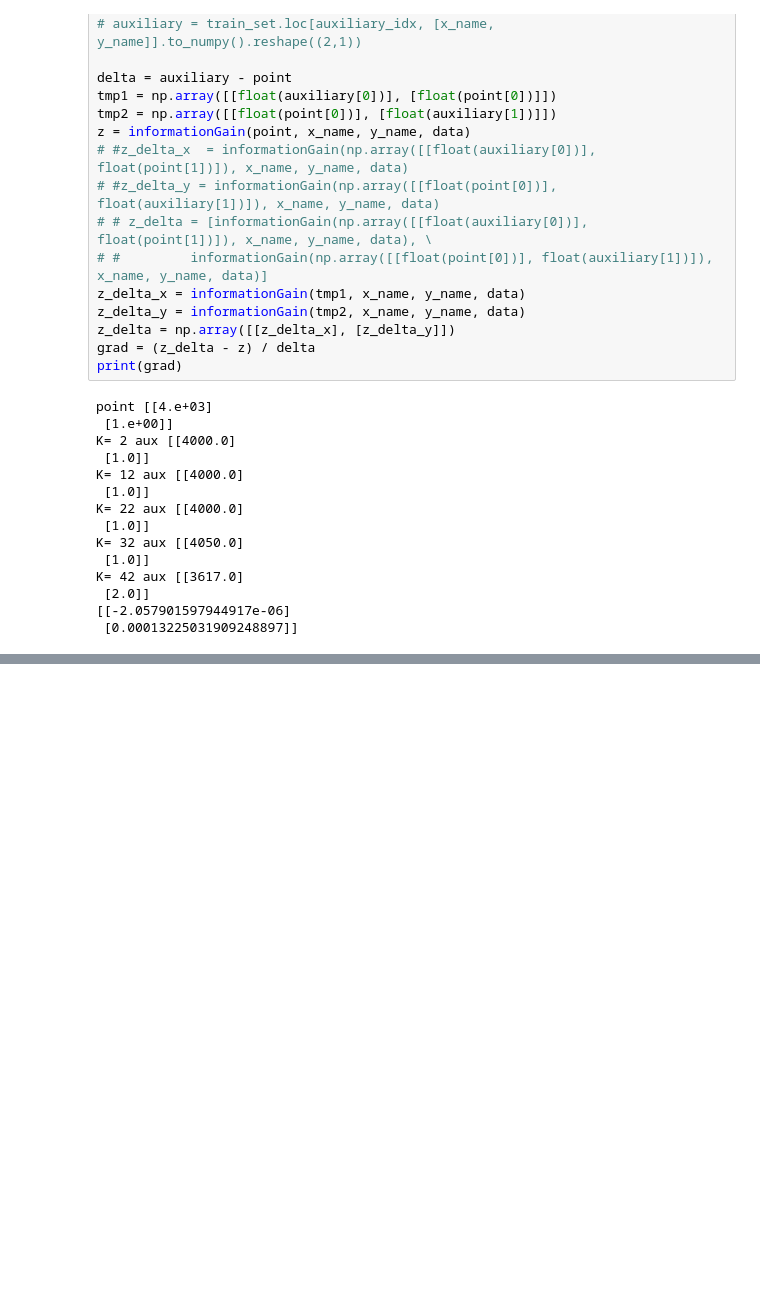
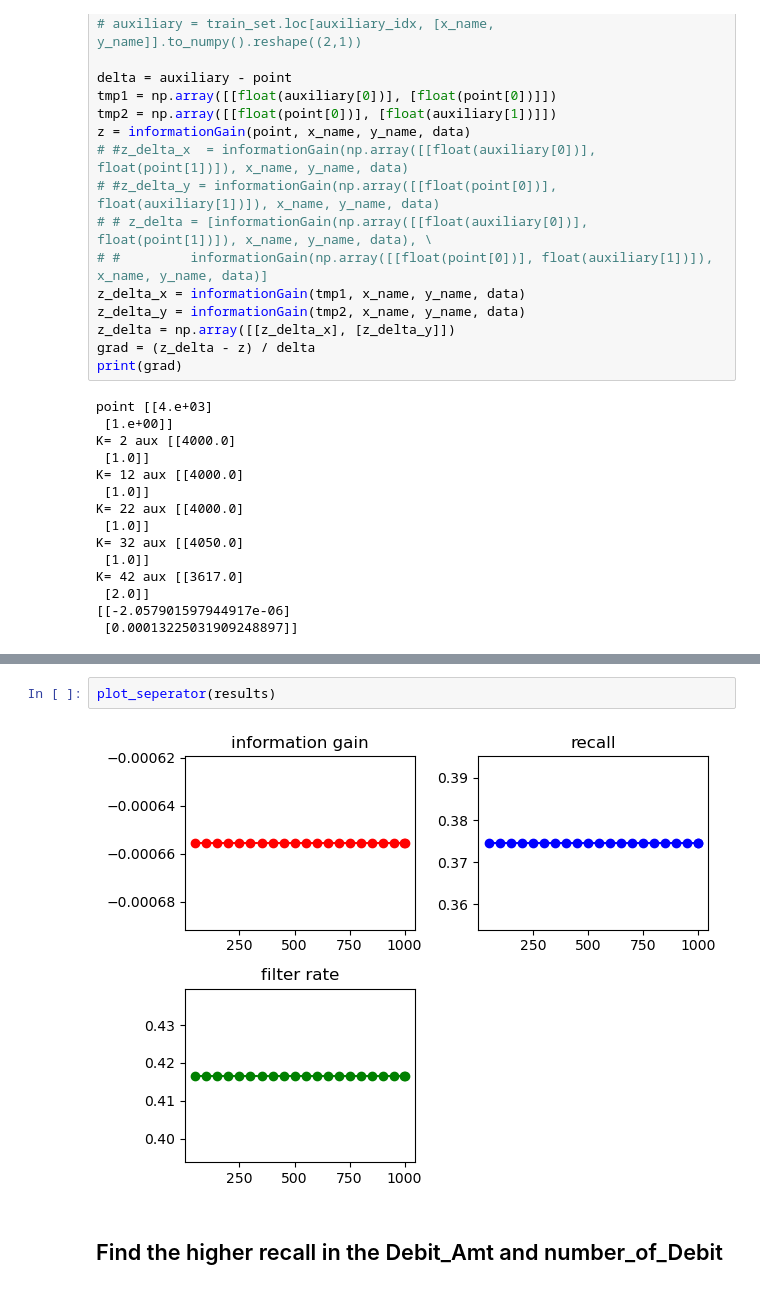
Before and after one commit to eason758/MetaEdge, a Jupyter notebook: 20221207_new_newton_method.ipynb, the cells around one changed output, grey strips where cells are left out. Saved outputs shown, nothing was run; the diff lists cells and outputs as text; blank space fills up the shorter version.

```diff
--- a/20221207_new_newton_method.ipynb
+++ b/20221207_new_newton_method.ipynb
@@ -460,0 +451,6 @@ results.tail()
+# %%
+plot_seperator(results)
+# %% [output]
+[figure, added]
+# %% [markdown]
+## Find the higher recall in the Debit_Amt and number_of_Debit
```
Also changed, not shown: parts of 21 cells of this notebook, 2 other files.
